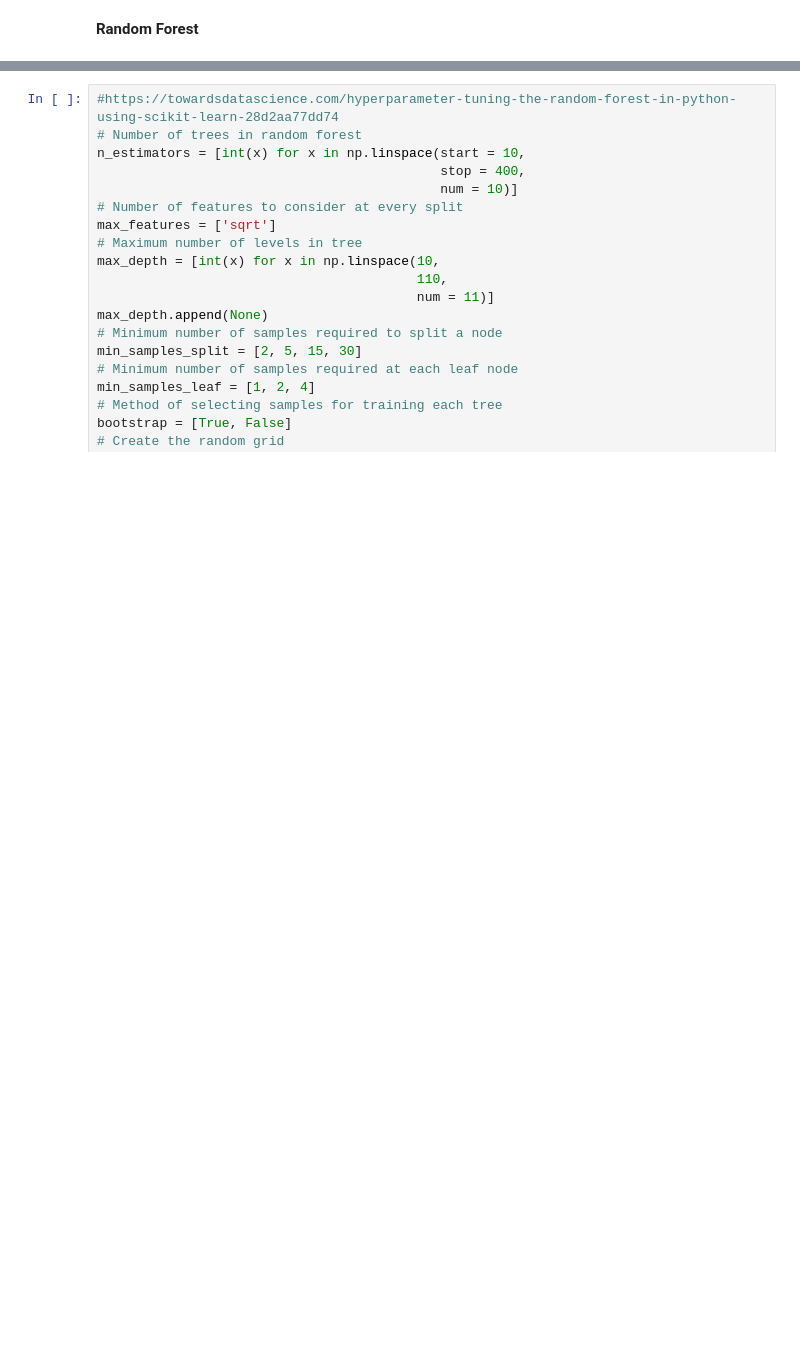
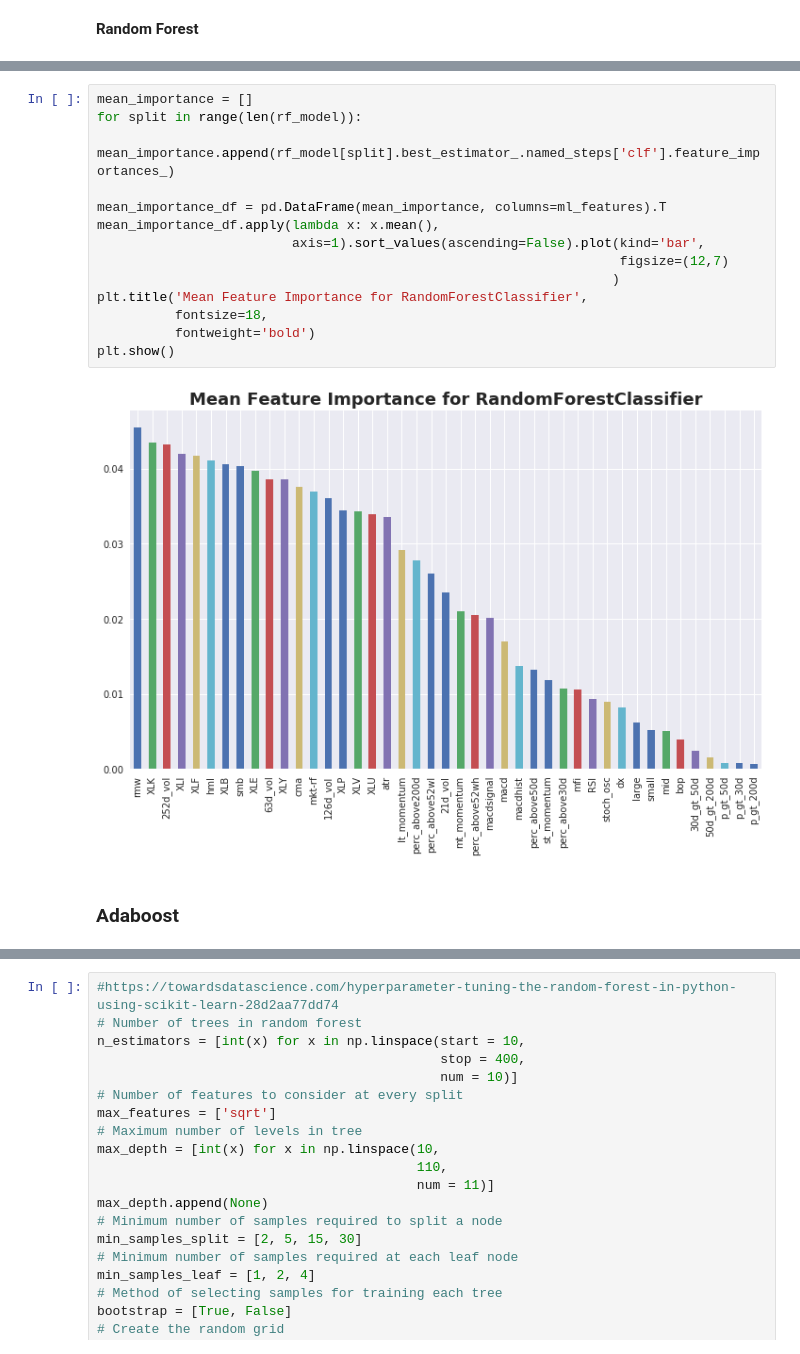
Before and after one commit to jimportico/ml_engineer_nanodegree, a Jupyter notebook: advanced_ml/final_capstone/Capstone Data Acquisition.ipynb, the cells around one changed output, grey strips where cells are left out. Drawn from its saved outputs; the diff is of its cells as text; blank space fills up the shorter version.

```diff
--- a/advanced_ml/final_capstone/Capstone Data Acquisition.ipynb
+++ b/advanced_ml/final_capstone/Capstone Data Acquisition.ipynb
@@ -1518,0 +1668,18 @@ print(lr_test_scores)
+# %%
+mean_importance = []
+for split in range(len(rf_model)):
+    mean_importance.append(rf_model[split].best_estimator_.named_steps['clf'].feature_importances_)
+
+mean_importance_df = pd.DataFrame(mean_importance, columns=ml_features).T
+mean_importance_df.apply(lambda x: x.mean(),
+                         axis=1).sort_values(ascending=False).plot(kind='bar',
+                                                                   figsize=(12,7)
+                                                                  )
+plt.title('Mean Feature Importance for RandomForestClassifier',
+          fontsize=18,
+          fontweight='bold')
+plt.show()
+# %% [output]
+[figure, added]
+# %% [markdown]
+### Adaboost
```
Also changed, not shown: parts of 62 cells of this notebook, 1 other file.
